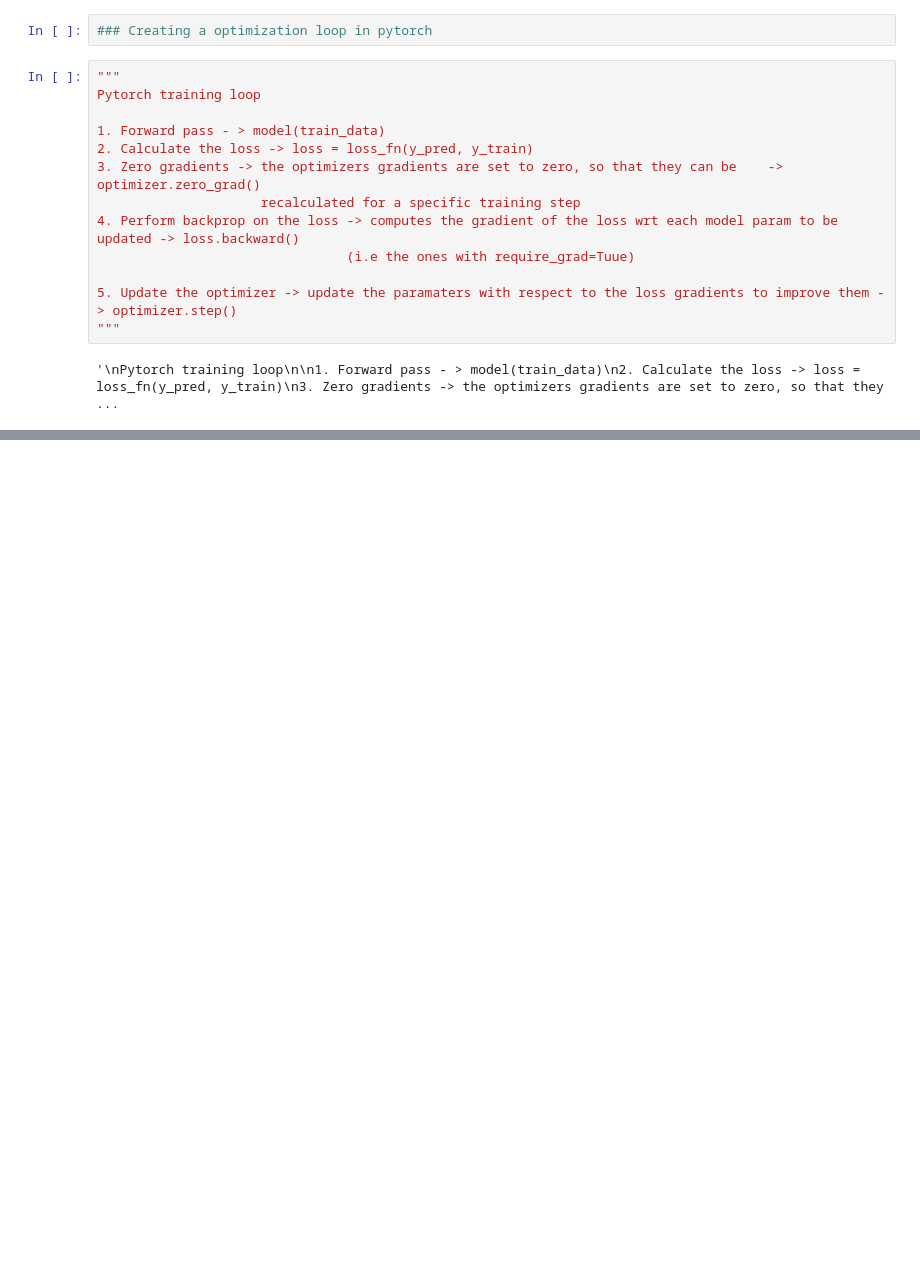
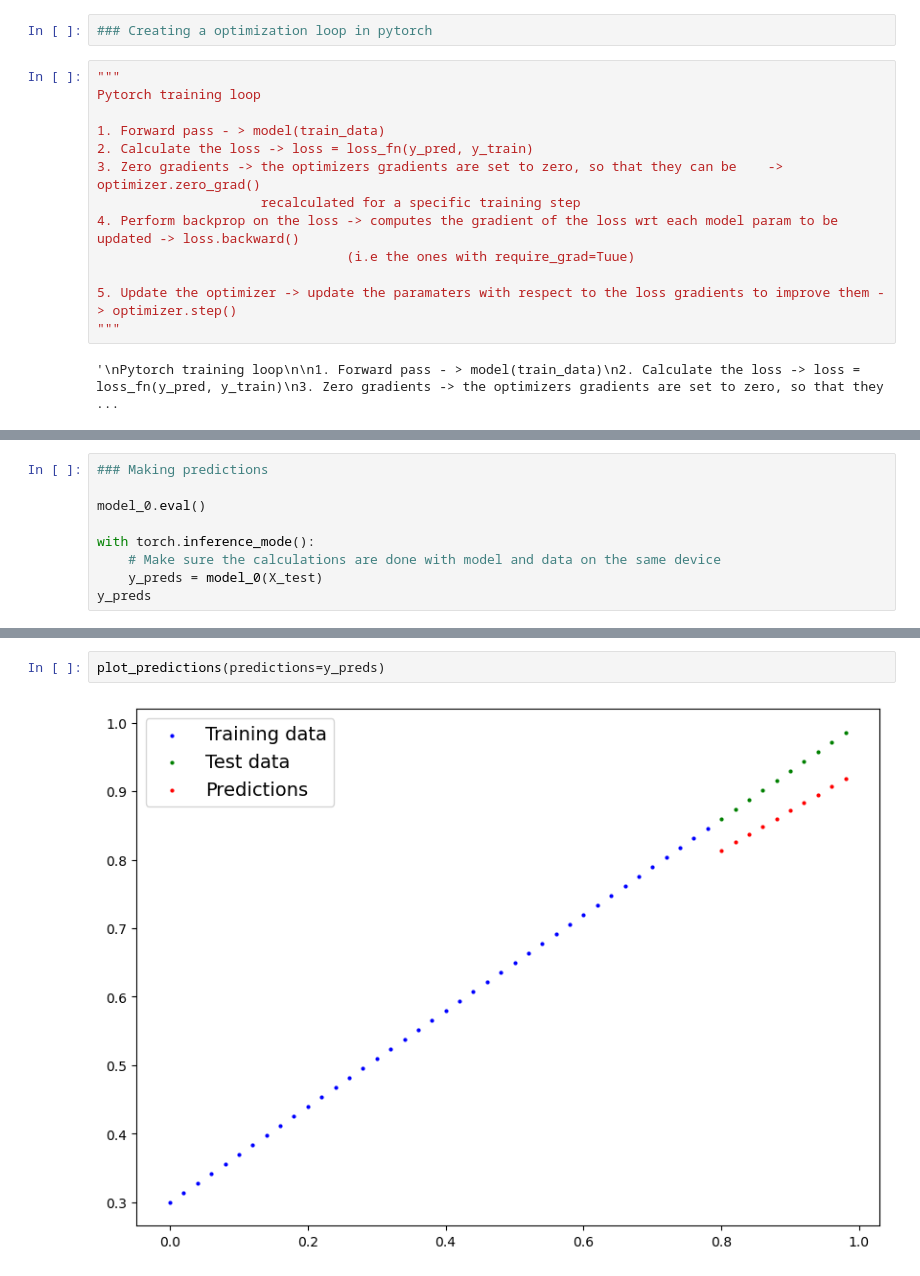
Before and after one commit to riaz/Juggernaut, a Jupyter notebook: courses/zero_to_mastery_pytorch/pytorch_workflow_fundamentals.ipynb, the cells around one changed output, grey strips where cells are left out. Drawn from its saved outputs; the diff is of its cells as text; blank space fills up the shorter version.

```diff
--- a/courses/zero_to_mastery_pytorch/pytorch_workflow_fundamentals.ipynb
+++ b/courses/zero_to_mastery_pytorch/pytorch_workflow_fundamentals.ipynb
@@ -157,0 +237,9 @@ Pytorch training loop
+# %%
+### Making predictions
+
+model_0.eval()
+
+with torch.inference_mode():
+    # Make sure the calculations are done with model and data on the same device
+    y_preds = model_0(X_test)
+y_preds
@@ -157,0 +257,4 @@ Pytorch training loop
+# %%
+plot_predictions(predictions=y_preds)
+# %% [output]
+[figure, added]
```
Also changed, not shown: parts of 24 cells of this notebook, 1 other file.
